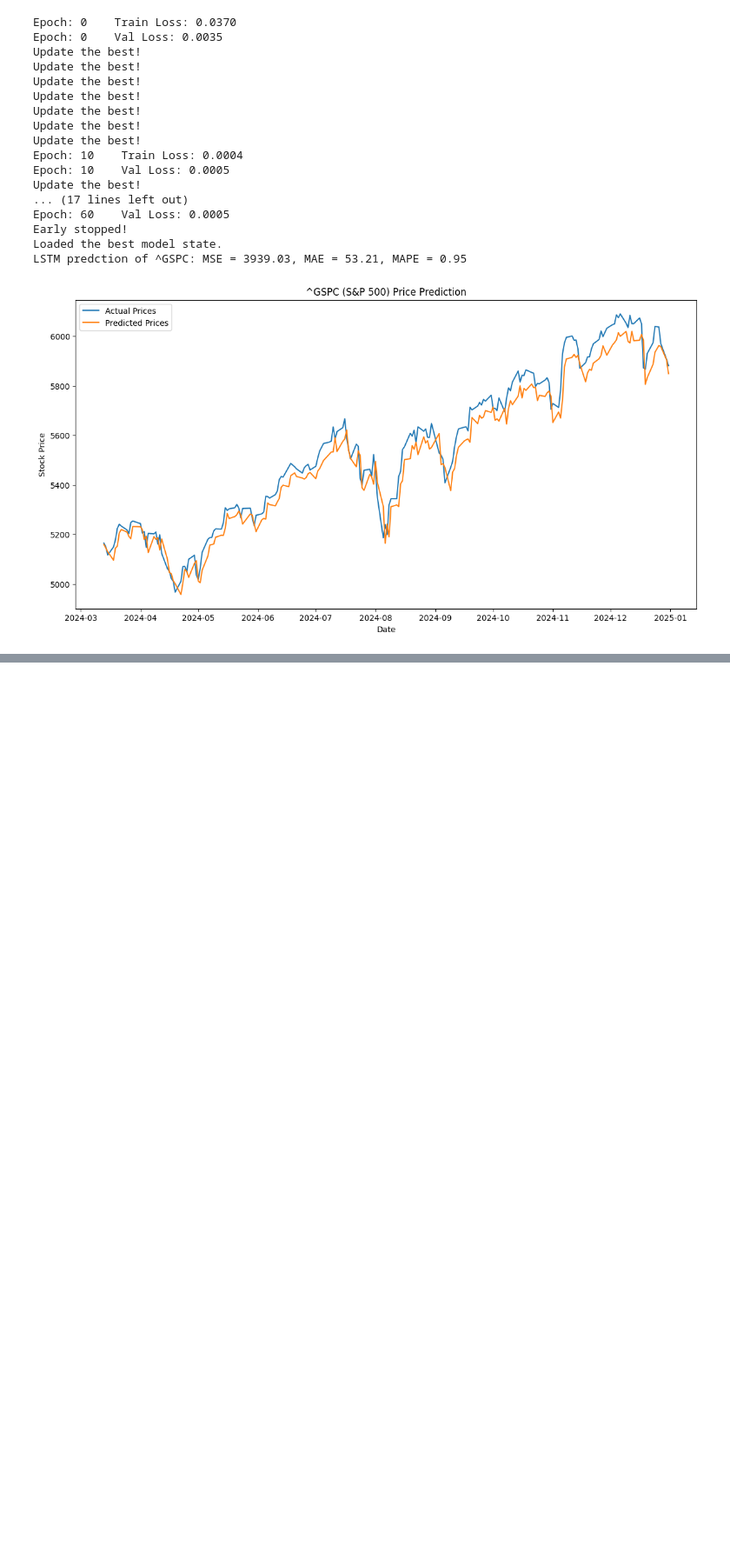
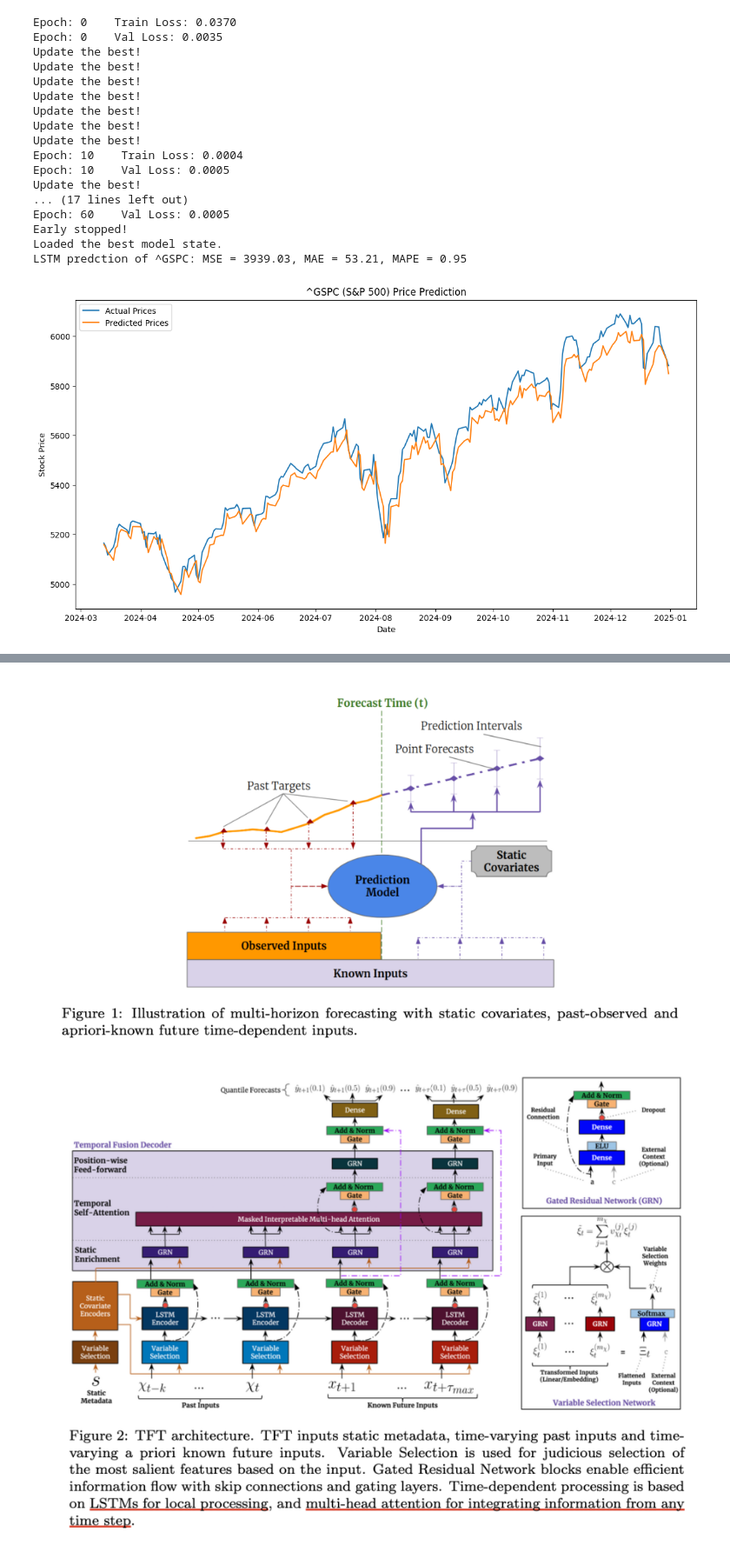
Before and after one commit to Gentlemath/37712_final_TFT_for_Finance, a Jupyter notebook: Final_Notbook.ipynb, the cells around one changed output, grey strips where cells are left out. Shown: that part at 87% size. Cells and saved outputs as stored; diff of their text form; code cells hidden in the pictures; blank space fills up the shorter version.

```diff
--- a/Final_Notbook.ipynb
+++ b/Final_Notbook.ipynb
@@ -518,0 +474,20 @@ training = TimeSeriesDataSet(
+# %%
+import matplotlib.pyplot as plt
+import matplotlib.image as mpimg
+
+# Replace 'your_figure.png' with the name of your uploaded file
+
+plt.figure(figsize=(12, 8))  # Adjust figure size
+img = mpimg.imread('TFT1.png')
+plt.imshow(img)
+plt.axis('off')  # Hide axes
+plt.show()
+
+plt.figure(figsize=(12, 8))  # Adjust figure size
+img = mpimg.imread('TFT2.png')
+plt.imshow(img)
+plt.axis('off')  # Hide axes
+plt.show()
+# %% [output]
+[figure, added]
+[figure, added]
```
Also changed, not shown: parts of 28 cells of this notebook.
